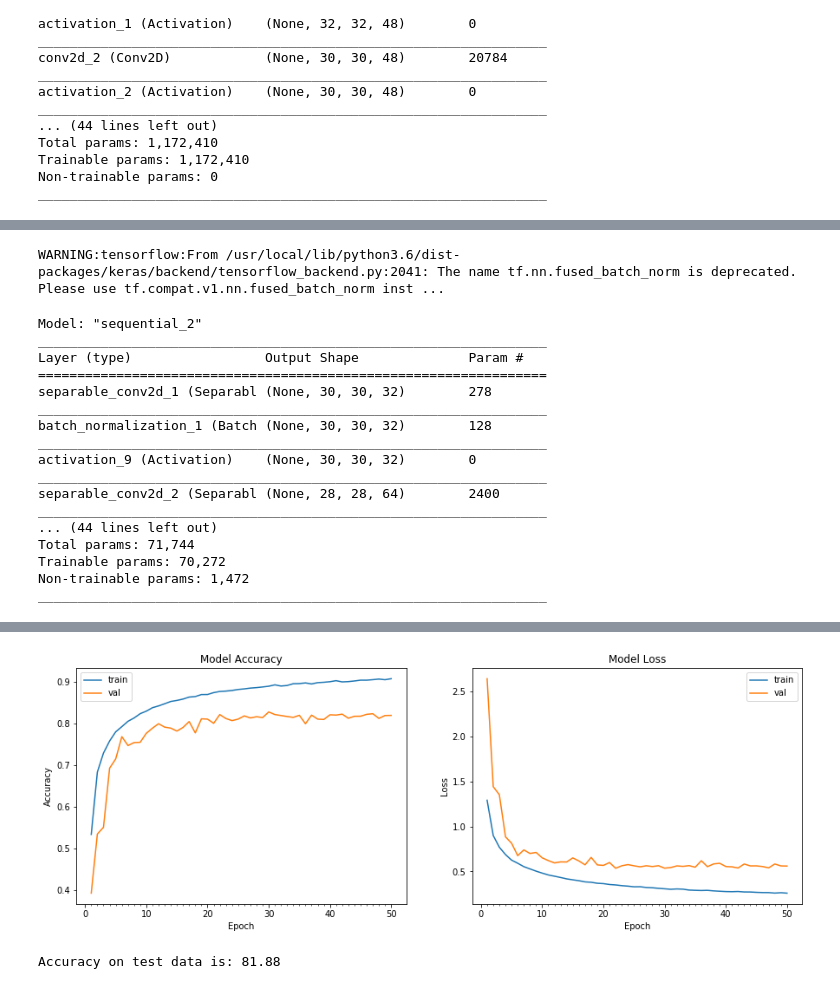
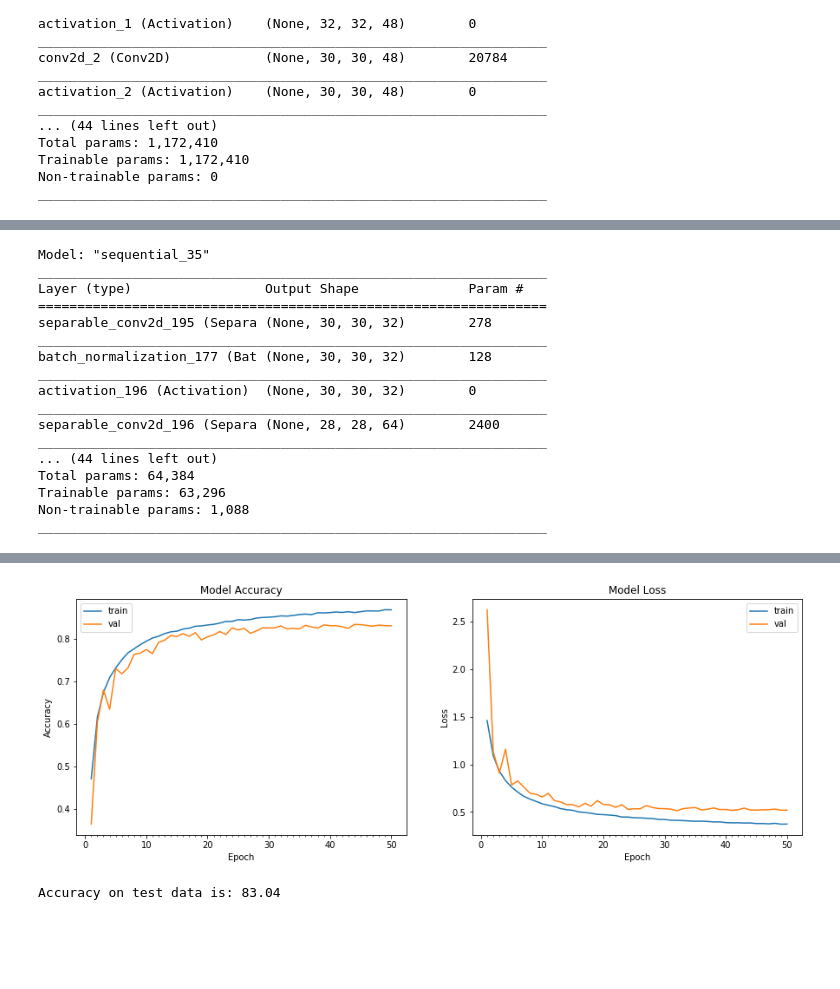
Before and after one commit to Balmukund151/TSAI, a Jupyter notebook: Assignment-3/Assignment3.ipynb, the cells around one changed output, grey strips where cells are left out. Saved outputs shown, nothing was run; the diff lists cells and outputs as text; code cells hidden in the pictures; blank space fills up the shorter version.

```diff
--- a/Assignment-3/Assignment3.ipynb
+++ b/Assignment-3/Assignment3.ipynb
@@ -187,71 +180,69 @@ from keras.layers import SeparableConv2D
 from keras.optimizers import Adam
 from keras.callbacks import LearningRateScheduler
 def scheduler(epoch, lr):
-  return round(0.01 * 1/(1 + 0.319 * epoch), 10)
+  return round(0.01 * 1/(1 + 0.309 * epoch), 10)
 # %%
 # Define the model
 mymodel = Sequential()
-mymodel.add(SeparableConv2D(32, 3, 3, depth_multiplier=2, input_shape=(32, 32, 3))) # 30
+mymodel.add(SeparableConv2D(32, 3, 3, depth_multiplier=2, input_shape=(32, 32, 3))) # 30 3
 mymodel.add(BatchNormalization())
 mymodel.add(Activation('relu'))
 #mymodel.add(Dropout(0.25))
-mymodel.add(SeparableConv2D(64, 3, 3, depth_multiplier=1)) # 28
+mymodel.add(SeparableConv2D(64, 3, 3, depth_multiplier=1)) # 28 5
 mymodel.add(BatchNormalization())
 mymodel.add(Activation('relu'))
-#mymodel.add(Dropout(0.25))
-mymodel.add(MaxPooling2D(pool_size=(2, 2))) #14
-mymodel.add(BatchNormalization())
-mymodel.add(SeparableConv2D(64, 3, 3, depth_multiplier=2)) # 12
+mymodel.add(Dropout(0.1))
+mymodel.add(SeparableConv2D(64, (3, 3), strides=2,dilation_rate=2,depth_multiplier=2)) # 12 13
 mymodel.add(BatchNormalization())
 mymodel.add(Activation('relu'))
 mymodel.add(Dropout(0.2))
-mymodel.add(SeparableConv2D(128, 3, 3, depth_multiplier=2)) # 10
+mymodel.add(SeparableConv2D(128, 3, 3, depth_multiplier=1)) #10 15
 mymodel.add(BatchNormalization())
 mymodel.add(Activation('relu'))
 mymodel.add(Dropout(0.2))
-mymodel.add(MaxPooling2D(pool_size=(2, 2))) #5
-mymodel.add(BatchNormalization())
-mymodel.add(Dropout(0.2))
-mymodel.add(SeparableConv2D(256, 3, 3, depth_multiplier=1)) # 3
+mymodel.add(SeparableConv2D(128, (3, 3),depth_multiplier=1)) # 8 17
 mymodel.add(BatchNormalization())
 mymodel.add(Activation('relu'))
 mymodel.add(Dropout(0.2))
-mymodel.add(SeparableConv2D(num_classes,3,3))
+mymodel.add(SeparableConv2D(128, (3, 3),depth_multiplier=1)) # 6 19
+mymodel.add(BatchNormalization())
+mymodel.add(Activation('relu'))
+mymodel.add(Dropout(0.2))
+mymodel.add(SeparableConv2D(num_classes,6,6))
 mymodel.add(Flatten())
 mymodel.add(Activation('softmax'))
 # Compile the model
 mymodel.compile(optimizer=Adam(lr=0.01), loss='categorical_crossentropy', metrics=['accuracy'])
 mymodel.summary()
 # %% [output]
-WARNING:tensorflow:From /usr/local/lib/python3.6/dist-packages/keras/backend/tensorflow_backend.py:2041: The name tf.nn.fused_batch_norm is deprecated. Please use tf.compat.v1.nn.fused_batch_norm inst ...
+Model: "sequential_35"
+_________________________________________________________________
+Layer (type)                 Output Shape              Param #
+=================================================================
+separable_conv2d_195 (Separa (None, 30, 30, 32)        278
+_________________________________________________________________
+batch_normalization_177 (Bat (None, 30, 30, 32)        128
+_________________________________________________________________
+activation_196 (Activation)  (None, 30, 30, 32)        0
+_________________________________________________________________
+separable_conv2d_196 (Separa (None, 28, 28, 64)        2400
+_________________________________________________________________
+... (44 lines left out)
+Total params: 64,384
+Trainable params: 63,296
+Non-trainable params: 1,088
+_________________________________________________________________
-Model: "sequential_2"
-_________________________________________________________________
-Layer (type)                 Output Shape              Param #
-=================================================================
-separable_conv2d_1 (Separabl (None, 30, 30, 32)        278
-_________________________________________________________________
-batch_normalization_1 (Batch (None, 30, 30, 32)        128
-_________________________________________________________________
-activation_9 (Activation)    (None, 30, 30, 32)        0
-_________________________________________________________________
-separable_conv2d_2 (Separabl (None, 28, 28, 64)        2400
-_________________________________________________________________
-... (44 lines left out)
-Total params: 71,744
-Trainable params: 70,272
-Non-trainable params: 1,472
-_________________________________________________________________
 # %%
 from keras.preprocessing.image import ImageDataGenerator
 
 datagen = ImageDataGenerator(zoom_range=0.0,
-                             horizontal_flip=False)
+                             horizontal_flip=True)
 
 
 # train the model
 start = time.time()
 # Train the model
-mymodel_info = mymodel.fit_generator(datagen.flow(train_features, train_labels, batch_size = 256),
+mymodel_info = mymodel.fit_generator(datagen.flow(train_features, train_labels, batch_size = 128),
                                  samples_per_epoch = train_features.shape[0], nb_epoch = 50,
                                  validation_data = (test_features, test_labels),
                                  callbacks=[LearningRateScheduler(scheduler, verbose=1)],verbose=1)
@@ -282,2 +273,2 @@ Model took 792.65 seconds to train
-[figure, old version]
+[figure, new version]
-Accuracy on test data is: 81.88
+Accuracy on test data is: 83.04
```
Also changed, not shown: parts of 4 cells of this notebook, 1 other file.
